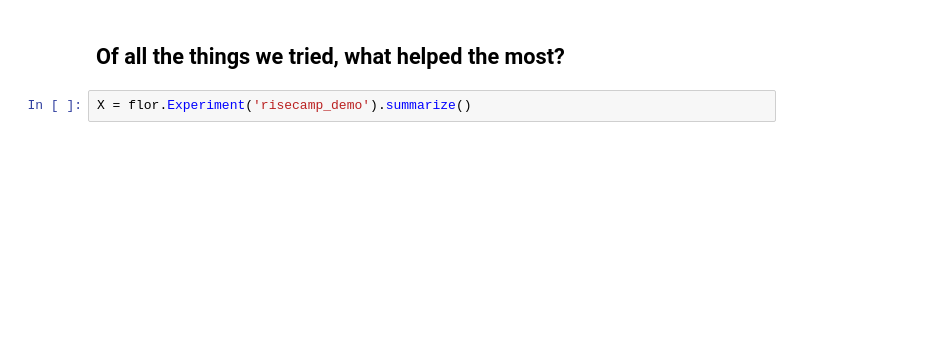
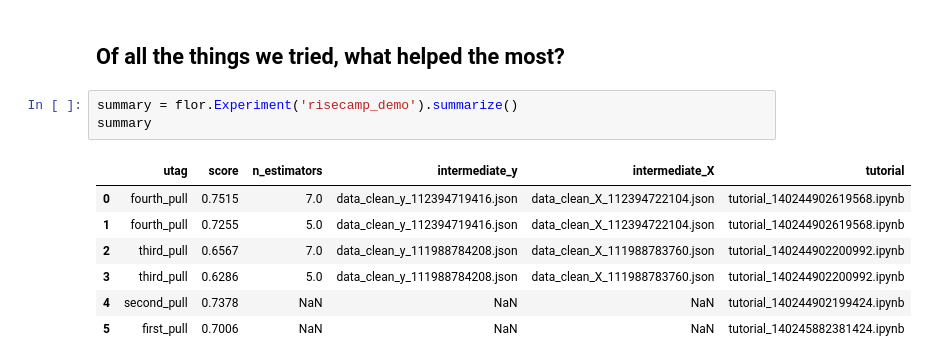
Before and after one commit to ucbrise/flor-camp2018, a Jupyter notebook: src/tutorial/tutorial.ipynb, the cells around one changed output. Drawn from its saved outputs; the diff is of its cells as text; blank space fills up the shorter version.

```diff
--- a/src/tutorial/tutorial.ipynb
+++ b/src/tutorial/tutorial.ipynb
@@ -375,4 +349,13 @@ flor.Experiment('risecamp_demo').summarize()
 # %% [markdown]
 ## Of all the things we tried, what helped the most?
 # %%
-X = flor.Experiment('risecamp_demo').summarize()
+summary = flor.Experiment('risecamp_demo').summarize()
+summary
+# %% [output]
+|  | utag | score | n_estimators | intermediate_y | intermediate_X | tutorial |
+| 0 | fourth_pull | 0.7515 | 7.0 | data_clean_y_112394719416.json | data_clean_X_112394722104.json | tutorial_140244902619568.ipynb |
+| 1 | fourth_pull | 0.7255 | 5.0 | data_clean_y_112394719416.json | data_clean_X_112394722104.json | tutorial_140244902619568.ipynb |
+| 2 | third_pull | 0.6567 | 7.0 | data_clean_y_111988784208.json | data_clean_X_111988783760.json | tutorial_140244902200992.ipynb |
+| 3 | third_pull | 0.6286 | 5.0 | data_clean_y_111988784208.json | data_clean_X_111988783760.json | tutorial_140244902200992.ipynb |
+| 4 | second_pull | 0.7378 | NaN | NaN | NaN | tutorial_140244902199424.ipynb |
+| 5 | first_pull | 0.7006 | NaN | NaN | NaN | tutorial_140245882381424.ipynb |
```
Also changed, not shown: parts of 109 cells of this notebook, 3 other files.
